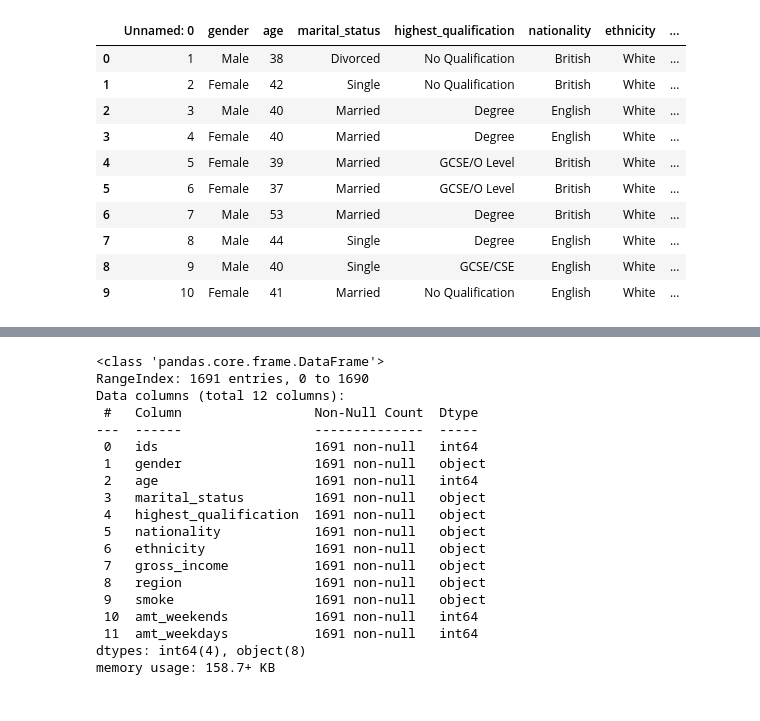
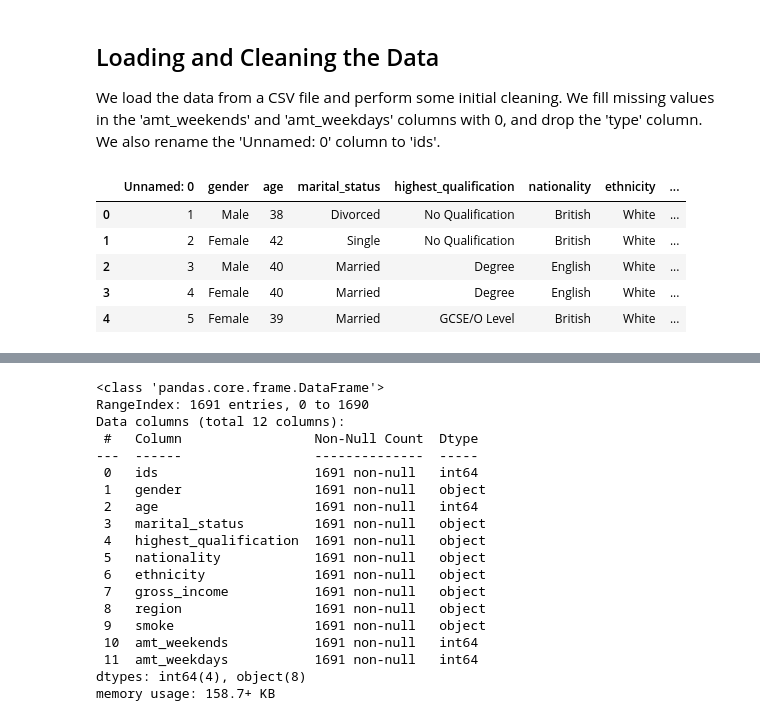
Before and after one commit to jvpazotti/Machine-learning-project, a Jupyter notebook: projeto.ipynb, the cells around one changed output, grey strips where cells are left out. Cells and saved outputs as stored; diff of their text form; code cells hidden in the pictures.

```diff
--- a/projeto.ipynb
+++ b/projeto.ipynb
@@ -6,15 +17,16 @@ import seaborn as sns
+# %% [markdown]
+## Loading and Cleaning the Data
+
+We load the data from a CSV file and perform some initial cleaning. We fill missing values in the 'amt_weekends' and 'amt_weekdays' columns with 0, and drop the 'type' column. We also rename the 'Unnamed: 0' column to 'ids'.
 # %%
-df = pd.read_csv('smoking.csv')
-df.head(10)
+df = pd.read_csv("smoking.csv")
+df.replace("NA", np.nan, inplace=True)
-# %% [output]
-|  | Unnamed: 0 | gender | age | marital_status | highest_qualification | nationality | ethnicity | ... |
-| 0 | 1 | Male | 38 | Divorced | No Qualification | British | White | ... |
-| 1 | 2 | Female | 42 | Single | No Qualification | British | White | ... |
-| 2 | 3 | Male | 40 | Married | Degree | English | White | ... |
-| 3 | 4 | Female | 40 | Married | Degree | English | White | ... |
-| 4 | 5 | Female | 39 | Married | GCSE/O Level | British | White | ... |
-| 5 | 6 | Female | 37 | Married | GCSE/O Level | British | White | ... |
-| 6 | 7 | Male | 53 | Married | Degree | British | White | ... |
-| 7 | 8 | Male | 44 | Single | Degree | English | White | ... |
-| 8 | 9 | Male | 40 | Single | GCSE/CSE | English | White | ... |
-| 9 | 10 | Female | 41 | Married | No Qualification | English | White | ... |
+# %%
+df.head()
+# %% [output]
+|  | Unnamed: 0 | gender | age | marital_status | highest_qualification | nationality | ethnicity | ... |
+| 0 | 1 | Male | 38 | Divorced | No Qualification | British | White | ... |
+| 1 | 2 | Female | 42 | Single | No Qualification | British | White | ... |
+| 2 | 3 | Male | 40 | Married | Degree | English | White | ... |
+| 3 | 4 | Female | 40 | Married | Degree | English | White | ... |
+| 4 | 5 | Female | 39 | Married | GCSE/O Level | British | White | ... |
```
Also changed, not shown: parts of 18 cells of this notebook.
